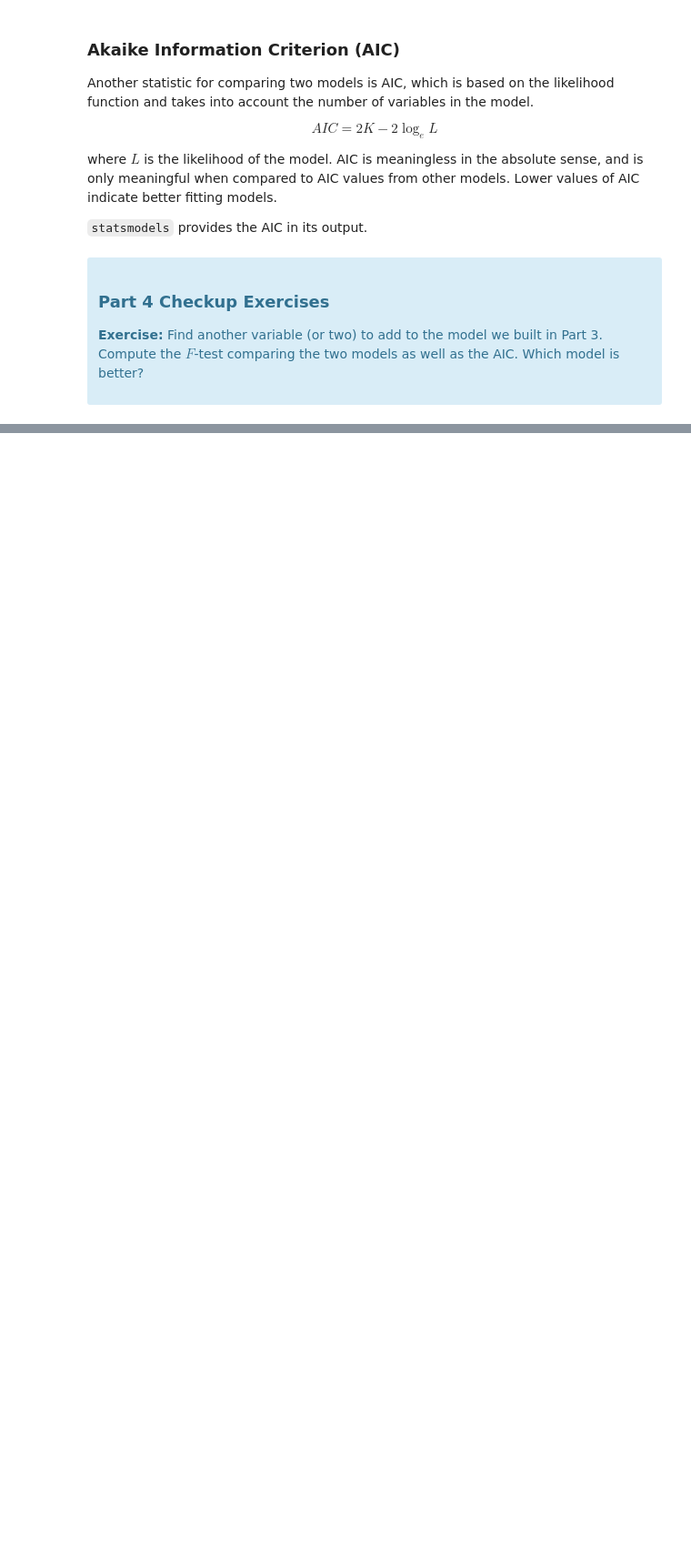
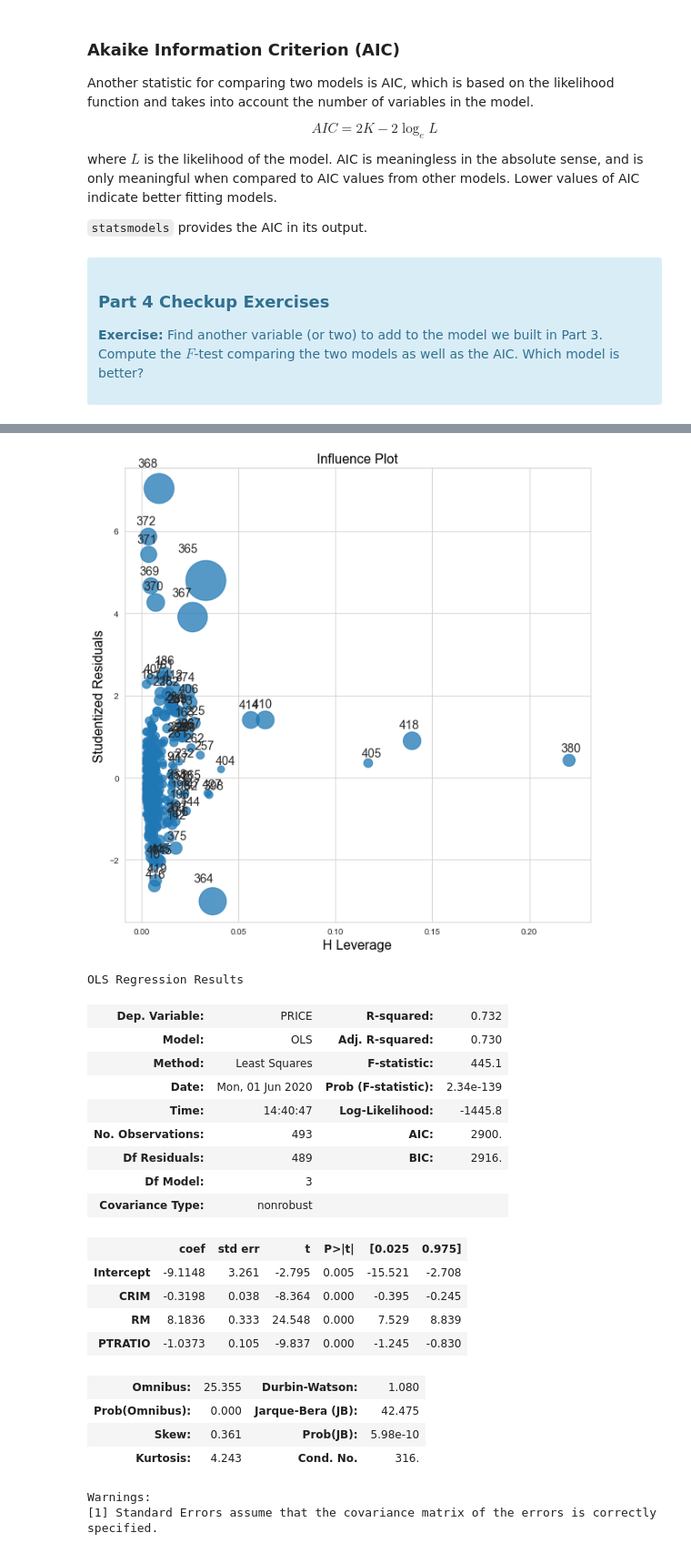
Before and after one commit to suzutomato/springboard, a Jupyter notebook: unit_11/11.4/boston_housing_price/Mini_Project_Linear_Regression.ipynb, the cells around one changed output, grey strips where cells are left out. Shown at 91% size. Cells and saved outputs as stored; diff of their text form; code cells hidden in the pictures; blank space fills up the shorter version.

```diff
--- a/unit_11/11.4/linear_regression/Mini_Project_Linear_Regression.ipynb
+++ b/unit_11/11.4/boston_housing_price/Mini_Project_Linear_Regression.ipynb
@@ -726,0 +971,9 @@ There are some other issues that are important investigate with linear regressio
+# %%
+''' Q. Identify any outliers (if any) in your model and write a story describing what these outliers might represent.'''
+# A. Residuals greater than 20 seem to be outliers.
+outliers = m3.resid[abs(m3.resid)>20].index
+temp_df = bos[['CRIM', 'RM', 'PTRATIO']].copy()
+print(temp_df.iloc[outliers])
+print(temp_df.describe())
+
+# They have relatively high crime rate and pupil to teacher ratio.
@@ -726,0 +1022,44 @@ There are some other issues that are important investigate with linear regressio
+# %%
+'''Q. Construct a leverage plot and identify high leverage points in the model.
+Write a story explaining possible reasons for the high leverage points.'''
+fig, ax = plt.subplots(figsize=(10,10));
+sm.graphics.influence_plot(m3, ax=ax, criterion="cooks");
+plt.show()
+# A.
+# 405, 418, and 380 have high leverage.
+# 364, 365, 367, 368, 369, 370, 371, 372, 410, 414, and 418 have large influences.
+
+'''Q. the outliers and high leverage points from your model and run the regression again.
+How do the results change?'''
+high_lev = [405, 418, 380]
+high_inf = [364, 365, 367, 368, 369, 370, 371, 372, 410, 414, 418]
+
+targets = pd.Series(outliers.to_list()+high_lev+high_inf).unique()
+new_df = bos.drop(targets)
+
+m5 = ols('PRICE ~ CRIM + RM + PTRATIO', new_df).fit()
+m5.summary()
+# improved.
+# %% [output]
+[figure, added]
+OLS Regression Results
+| Dep. Variable: | PRICE | R-squared: | 0.732 |
+| Model: | OLS | Adj. R-squared: | 0.730 |
+| Method: | Least Squares | F-statistic: | 445.1 |
+| Date: | Mon, 01 Jun 2020 | Prob (F-statistic): | 2.34e-139 |
+| Time: | 14:40:47 | Log-Likelihood: | -1445.8 |
+| No. Observations: | 493 | AIC: | 2900. |
+| Df Residuals: | 489 | BIC: | 2916. |
+| Df Model: | 3 |  |  |
+| Covariance Type: | nonrobust |  |  |
+|  | coef | std err | t | P>|t| | [0.025 | 0.975] |
+| Intercept | -9.1148 | 3.261 | -2.795 | 0.005 | -15.521 | -2.708 |
+| CRIM | -0.3198 | 0.038 | -8.364 | 0.000 | -0.395 | -0.245 |
+| RM | 8.1836 | 0.333 | 24.548 | 0.000 | 7.529 | 8.839 |
+| PTRATIO | -1.0373 | 0.105 | -9.837 | 0.000 | -1.245 | -0.830 |
+| Omnibus: | 25.355 | Durbin-Watson: | 1.080 |
+| Prob(Omnibus): | 0.000 | Jarque-Bera (JB): | 42.475 |
+| Skew: | 0.361 | Prob(JB): | 5.98e-10 |
+| Kurtosis: | 4.243 | Cond. No. | 316. |
+Warnings:
+[1] Standard Errors assume that the covariance matrix of the errors is correctly specified.
```
Also changed, not shown: parts of 33 cells of this notebook, 5 other files.
